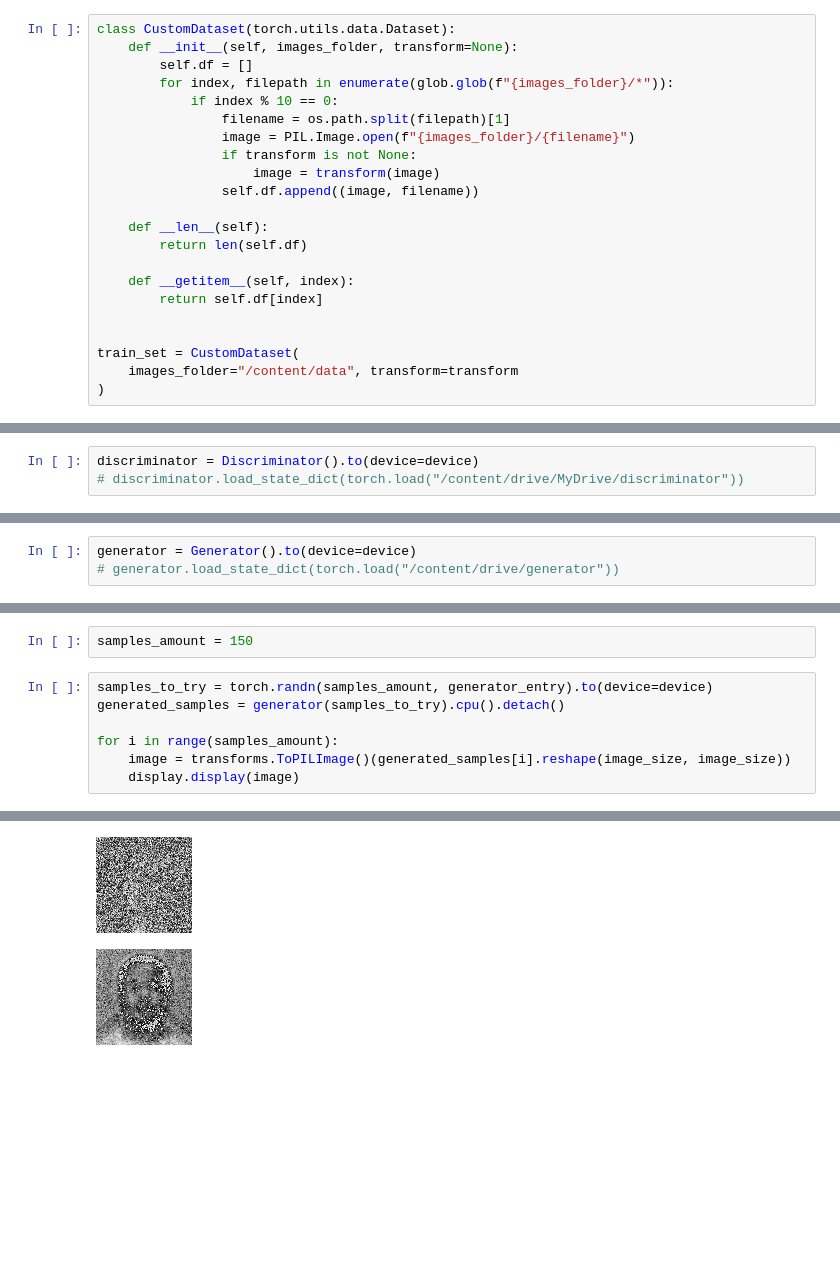
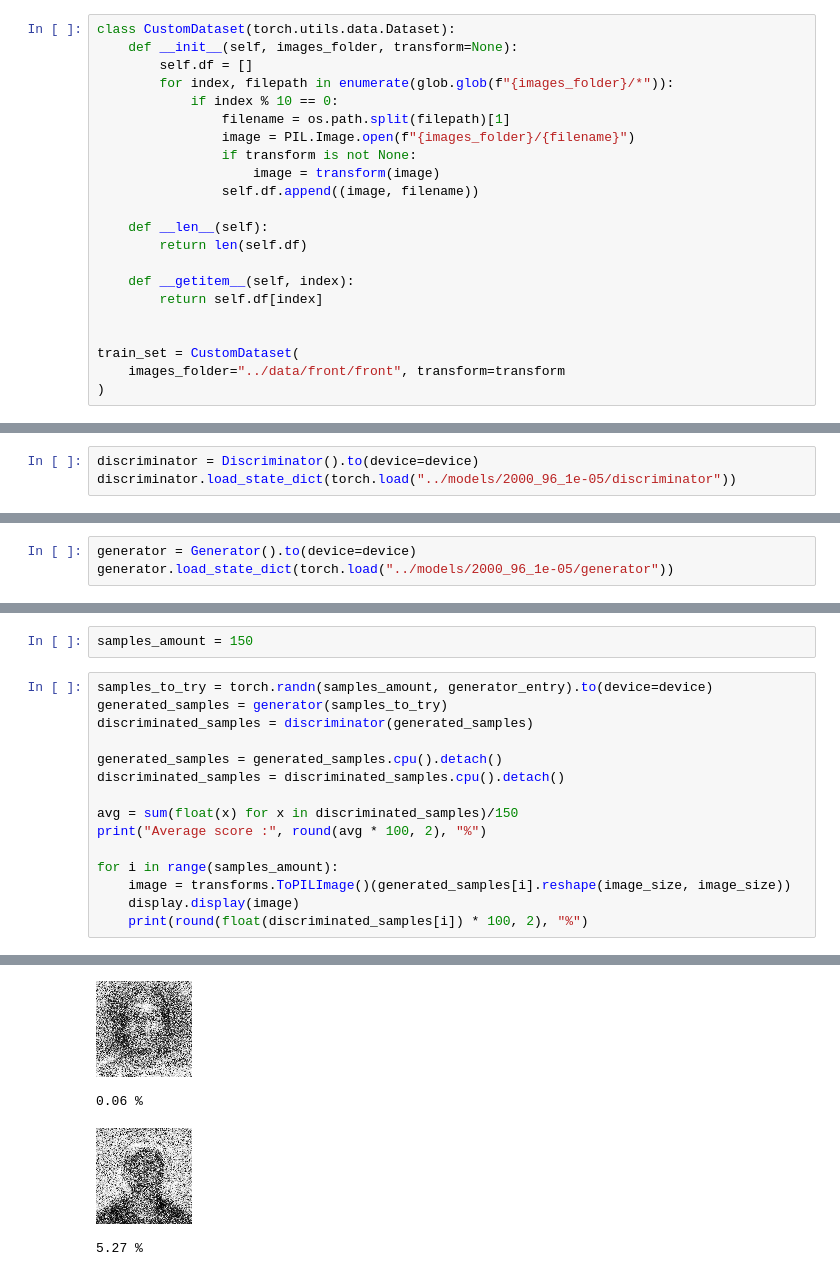
Before and after one commit to Minigrim0/GANgster, a Jupyter notebook: notebooks/GANgster_google_colab.ipynb, the cells around one changed output, grey strips where cells are left out. Cells and saved outputs as stored; diff of their text form; blank space fills up the shorter version.

```diff
--- a/notebooks/GANgster_google_colab.ipynb
+++ b/notebooks/GANgster_google_colab.ipynb
@@ -63,7 +59,7 @@ class CustomDataset(torch.utils.data.Dataset):
 
 
 train_set = CustomDataset(
-    images_folder="/content/data", transform=transform
+    images_folder="../data/front/front", transform=transform
 )
 # %%
 batch_size = 64
@@ -104,4 +100,4 @@ class Discriminator(nn.Module):
         return output
 # %%
 discriminator = Discriminator().to(device=device)
-# discriminator.load_state_dict(torch.load("/content/drive/MyDrive/discriminator"))
+discriminator.load_state_dict(torch.load("../models/2000_96_1e-05/discriminator"))
@@ -128,4 +126,4 @@ class Generator(nn.Module):
         return output
 # %%
 generator = Generator().to(device=device)
-# generator.load_state_dict(torch.load("/content/drive/generator"))
+generator.load_state_dict(torch.load("../models/2000_96_1e-05/generator"))
@@ -269,9 +269,17 @@ with open(f"{path}/meta.json", 'w+') as f:
 samples_amount = 150
 # %%
 samples_to_try = torch.randn(samples_amount, generator_entry).to(device=device)
-generated_samples = generator(samples_to_try).cpu().detach()
+generated_samples = generator(samples_to_try)
+discriminated_samples = discriminator(generated_samples)
+
+generated_samples = generated_samples.cpu().detach()
+discriminated_samples = discriminated_samples.cpu().detach()
+
+avg = sum(float(x) for x in discriminated_samples)/150
+print("Average score :", round(avg * 100, 2), "%")
 
 for i in range(samples_amount):
     image = transforms.ToPILImage()(generated_samples[i].reshape(image_size, image_size))
     display.display(image)
+    print(round(float(discriminated_samples[i]) * 100, 2), "%")
 # %% [output]
@@ -279,2 +289,4 @@ for i in range(samples_amount):
-[figure, old version]
+[figure, new version]
+0.06 %
-[figure, old version]
+[figure, new version]
+5.27 %
```
Also changed, not shown: parts of 7 cells of this notebook.
